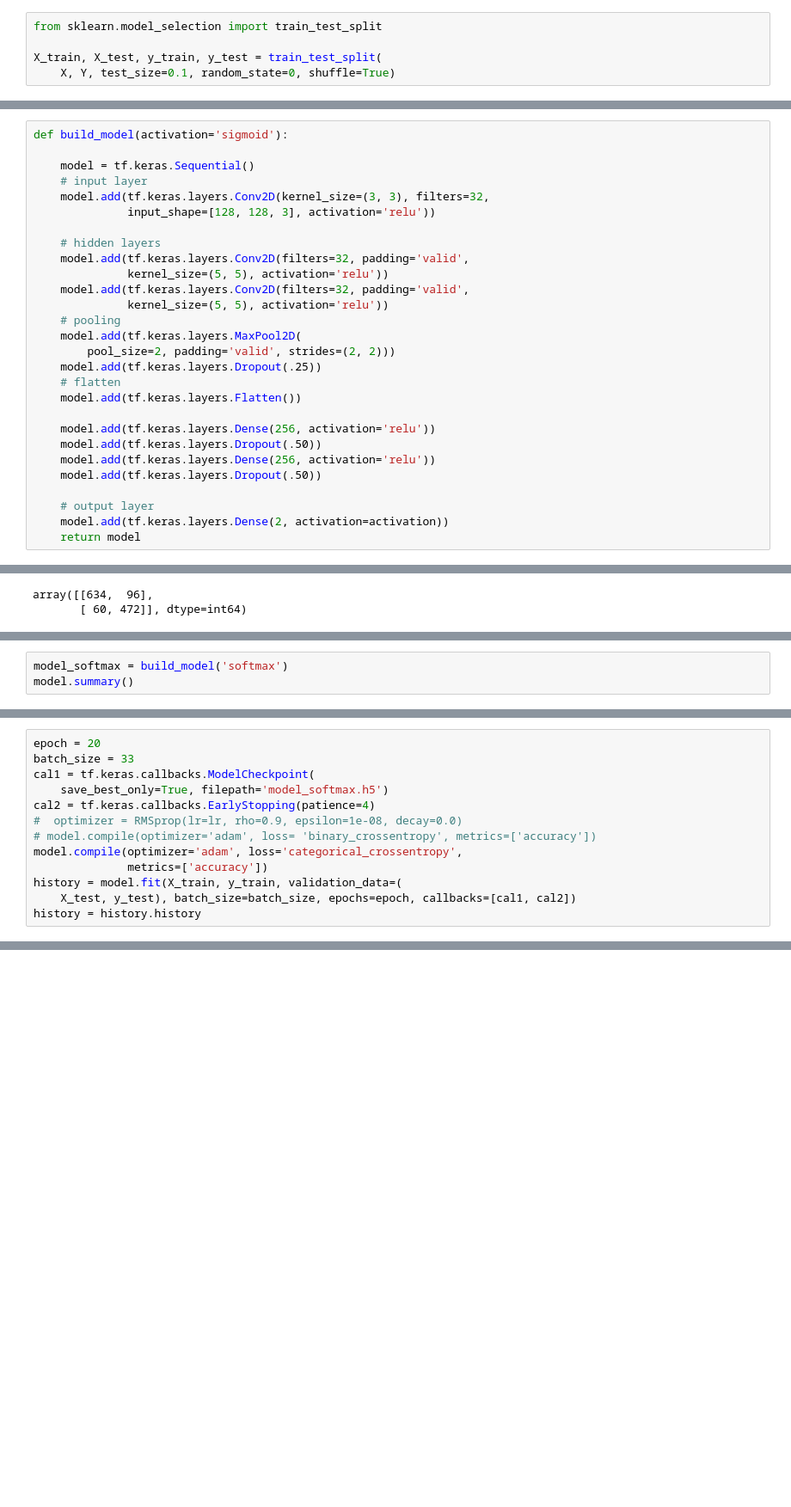
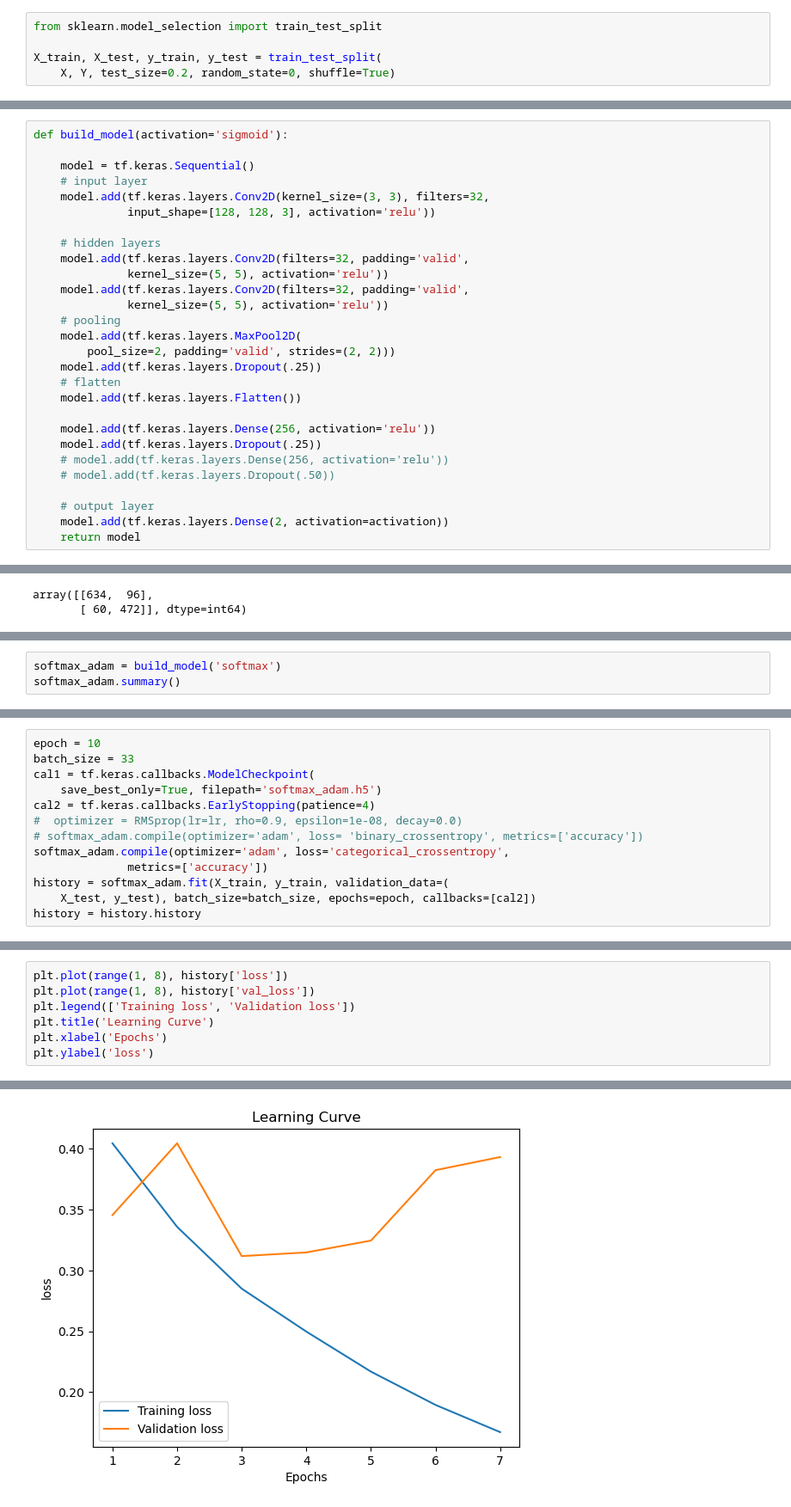
Before and after one commit to basavbamrah/image-forgery-detection, a Jupyter notebook: recompression.ipynb, the cells around one changed output, grey strips where cells are left out. Shown at 86% size. Saved outputs shown, nothing was run; the diff lists cells and outputs as text; blank space fills up the shorter version.

Commit message:
model update

```diff
--- a/recompression.ipynb
+++ b/recompression.ipynb
@@ -184,7 +184,7 @@ joblib.dump(y, 'y_comp_diff_org.joblib')
 from sklearn.model_selection import train_test_split
 
 X_train, X_test, y_train, y_test = train_test_split(
-    X, Y, test_size=0.1, random_state=0, shuffle=True)
+    X, Y, test_size=0.2, random_state=0, shuffle=True)
 # %%
 print(X_train.shape, X_test.shape)
 print(type(Y))
@@ -214,9 +214,9 @@ def build_model(activation='sigmoid'):
     model.add(tf.keras.layers.Flatten())
 
     model.add(tf.keras.layers.Dense(256, activation='relu'))
-    model.add(tf.keras.layers.Dropout(.50))
-    model.add(tf.keras.layers.Dense(256, activation='relu'))
-    model.add(tf.keras.layers.Dropout(.50))
+    model.add(tf.keras.layers.Dropout(.25))
+    # model.add(tf.keras.layers.Dense(256, activation='relu'))
+    # model.add(tf.keras.layers.Dropout(.50))
 
     # output layer
     model.add(tf.keras.layers.Dense(2, activation=activation))
@@ -307,6 +300,6 @@ plt.ylabel('loss')
 Text(0, 0.5, 'loss')
 [figure]
 # %%
-model_softmax = build_model('softmax')
-model.summary()
+softmax_adam = build_model('softmax')
+softmax_adam.summary()
 # %% [output]
@@ -328,15 +321,15 @@ Trainable params: 28,635,074
 Non-trainable params: 0
 _________________________________________________________________
 # %%
-epoch = 20
+epoch = 10
 batch_size = 33
 cal1 = tf.keras.callbacks.ModelCheckpoint(
-    save_best_only=True, filepath='model_softmax.h5')
+    save_best_only=True, filepath='softmax_adam.h5')
 cal2 = tf.keras.callbacks.EarlyStopping(patience=4)
 #  optimizer = RMSprop(lr=lr, rho=0.9, epsilon=1e-08, decay=0.0)
-# model.compile(optimizer='adam', loss= 'binary_crossentropy', metrics=['accuracy'])
-model.compile(optimizer='adam', loss='categorical_crossentropy',
+# softmax_adam.compile(optimizer='adam', loss= 'binary_crossentropy', metrics=['accuracy'])
+softmax_adam.compile(optimizer='adam', loss='categorical_crossentropy',
               metrics=['accuracy'])
-history = model.fit(X_train, y_train, validation_data=(
-    X_test, y_test), batch_size=batch_size, epochs=epoch, callbacks=[cal1, cal2])
+history = softmax_adam.fit(X_train, y_train, validation_data=(
+    X_test, y_test), batch_size=batch_size, epochs=epoch, callbacks=[cal2])
 history = history.history
@@ -342,0 +351,8 @@ history = history.history
+# %%
+plt.plot(range(1, 8), history['loss'])
+plt.plot(range(1, 8), history['val_loss'])
+plt.legend(['Training loss', 'Validation loss'])
+plt.title('Learning Curve')
+plt.xlabel('Epochs')
+plt.ylabel('loss')
+# %% [output]
@@ -342,0 +360 @@ history = history.history
+[figure, added]
```
Also changed, not shown: parts of 11 cells of this notebook.
